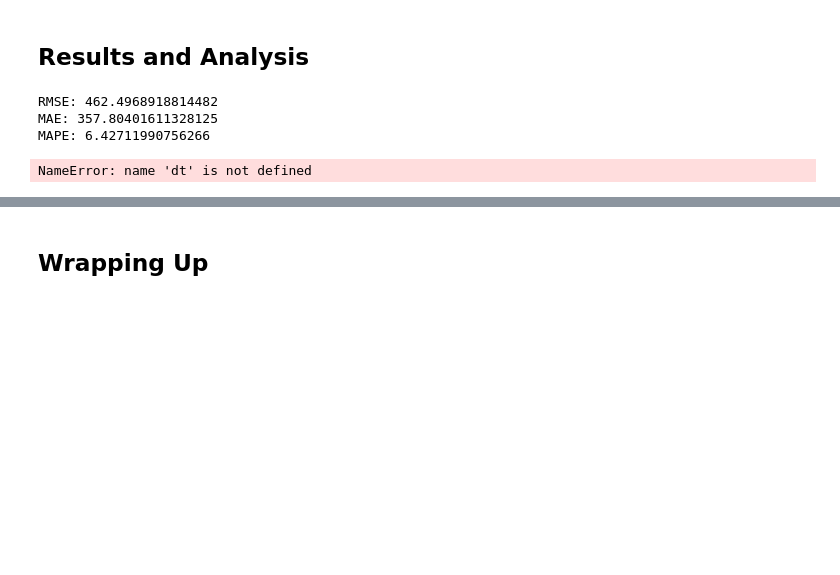
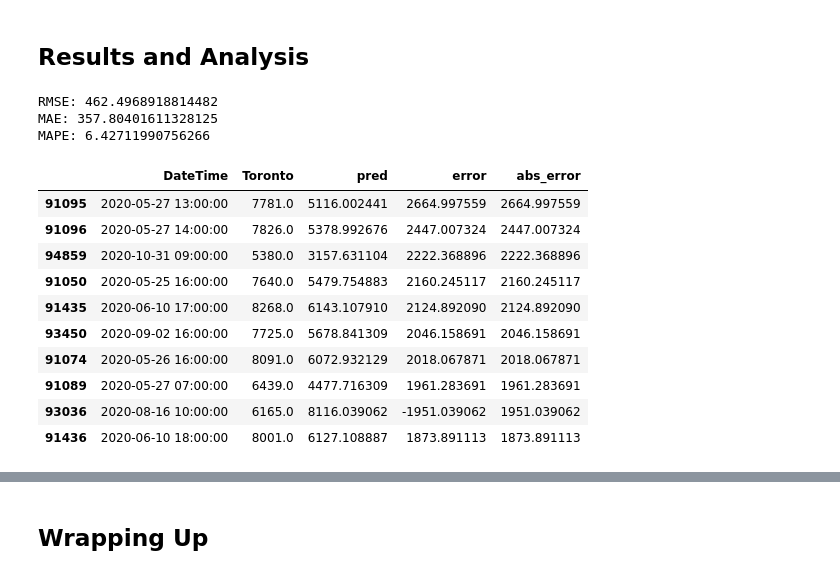
Before and after one commit to tanmayyb/ele70_bv03, a Jupyter notebook: research/module1/xgb_final.ipynb, the cells around one changed output, grey strips where cells are left out. Drawn from its saved outputs; the diff is of its cells as text; code cells hidden in the pictures; blank space fills up the shorter version.

```diff
--- a/research/module1/xgb_final.ipynb
+++ b/research/module1/xgb_final.ipynb
@@ -165,15 +137,25 @@ MAPE: 6.42711990756266
 # %%
 #@markdown top 10 worst predictions
 tmp = pd.concat([dt, y_test, pd.Series(pred, index=y_test.index, name='pred')],
                 axis=1).dropna()
 
-tmp['error'] = tmp[target] - tmp['pred']
+tmp['error'] = tmp[target_name] - tmp['pred']
 tmp['abs_error'] = tmp['error'].apply(np.abs)
 
 worst_predicted = tmp.sort_values(by='abs_error', ascending=False)
 worst_predicted[:10]
 # %% [output]
-NameError: name 'dt' is not defined
+|  | DateTime | Toronto | pred | error | abs_error |
+| 91095 | 2020-05-27 13:00:00 | 7781.0 | 5116.002441 | 2664.997559 | 2664.997559 |
+| 91096 | 2020-05-27 14:00:00 | 7826.0 | 5378.992676 | 2447.007324 | 2447.007324 |
+| 94859 | 2020-10-31 09:00:00 | 5380.0 | 3157.631104 | 2222.368896 | 2222.368896 |
+| 91050 | 2020-05-25 16:00:00 | 7640.0 | 5479.754883 | 2160.245117 | 2160.245117 |
+| 91435 | 2020-06-10 17:00:00 | 8268.0 | 6143.107910 | 2124.892090 | 2124.892090 |
+| 93450 | 2020-09-02 16:00:00 | 7725.0 | 5678.841309 | 2046.158691 | 2046.158691 |
+| 91074 | 2020-05-26 16:00:00 | 8091.0 | 6072.932129 | 2018.067871 | 2018.067871 |
+| 91089 | 2020-05-27 07:00:00 | 6439.0 | 4477.716309 | 1961.283691 | 1961.283691 |
+| 93036 | 2020-08-16 10:00:00 | 6165.0 | 8116.039062 | -1951.039062 | 1951.039062 |
+| 91436 | 2020-06-10 18:00:00 | 8001.0 | 6127.108887 | 1873.891113 | 1873.891113 |
 # %%
 #@markdown top 10 best predictions
 best_predicted = tmp.sort_values(by='abs_error', ascending=True)
```
Also changed, not shown: parts of 13 cells of this notebook.
